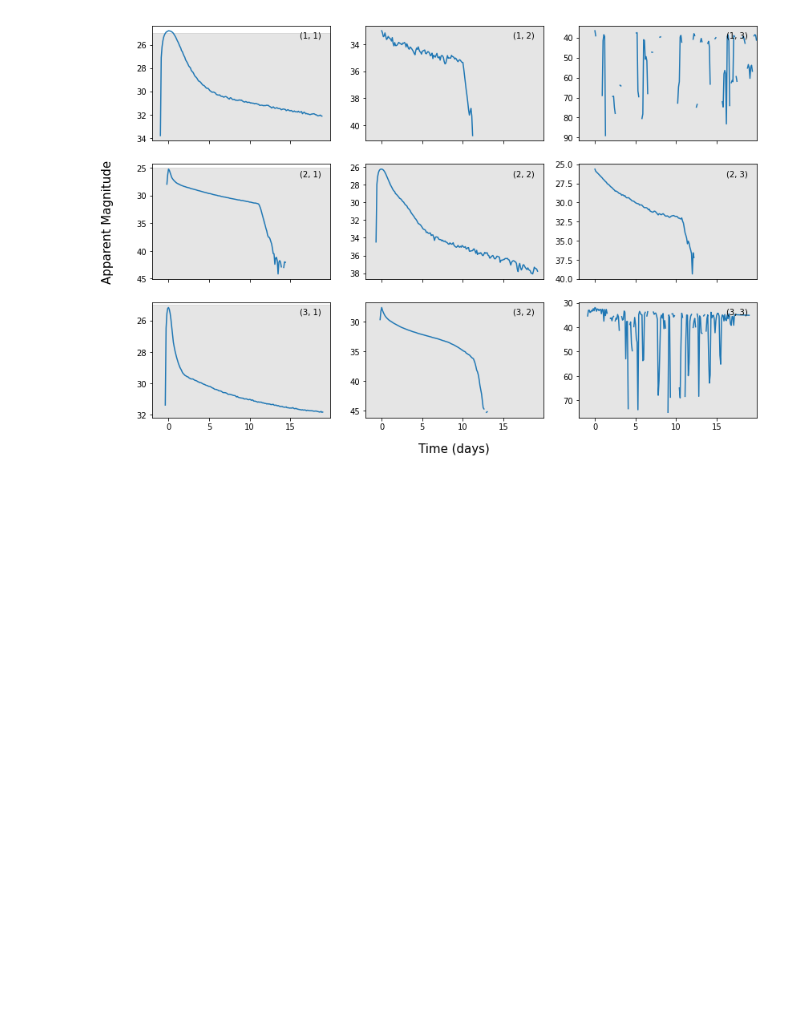
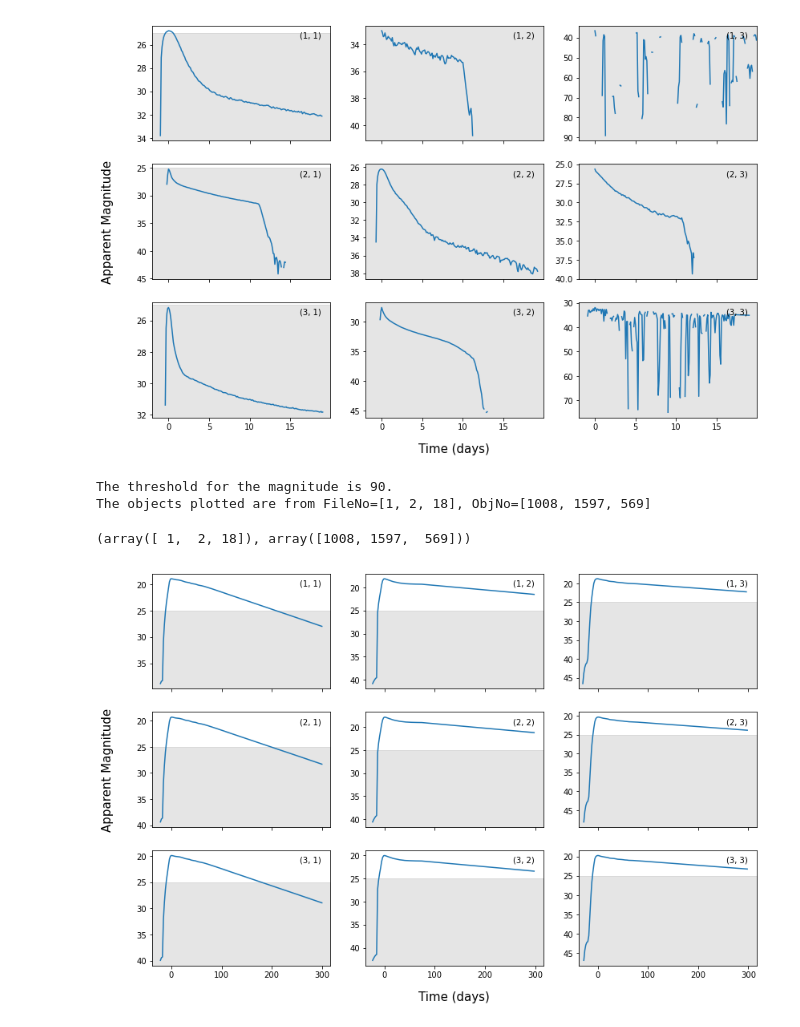
Before and after one commit to lmptc/Presto-Color, a Jupyter notebook: Plots.ipynb, the cells around one changed output. Saved outputs shown, nothing was run; the diff lists cells and outputs as text; code cells hidden in the pictures; blank space fills up the shorter version.

```diff
--- a/Plots.ipynb
+++ b/Plots.ipynb
@@ -138,3 +138,10 @@ The threshold for the magnitude is 90.
 The objects plotted are from FileNo=[1, 18, 3], ObjNo=[193, 68, 149]
 ([1, 18, 3], [193, 68, 149])
 [figure]
+# %%
+Functions.PlotLightCurve(Path3, 'g', 'SNII-Templates', Space=True, FigNo=9, Shadow=25, thr=90, PlotSizeRatio=0.75)
+# %% [output]
+The threshold for the magnitude is 90.
+The objects plotted are from FileNo=[1, 2, 18], ObjNo=[1008, 1597, 569]
+(array([ 1,  2, 18]), array([1008, 1597,  569]))
+[figure, added]
```
Also changed, not shown: parts of 3 cells of this notebook, 11 other files.
